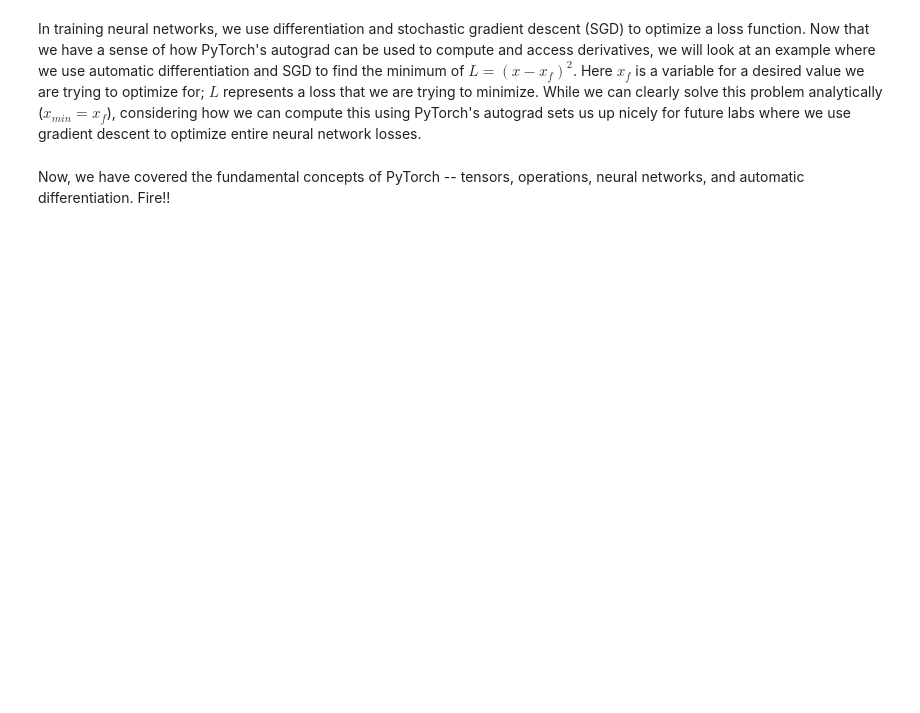
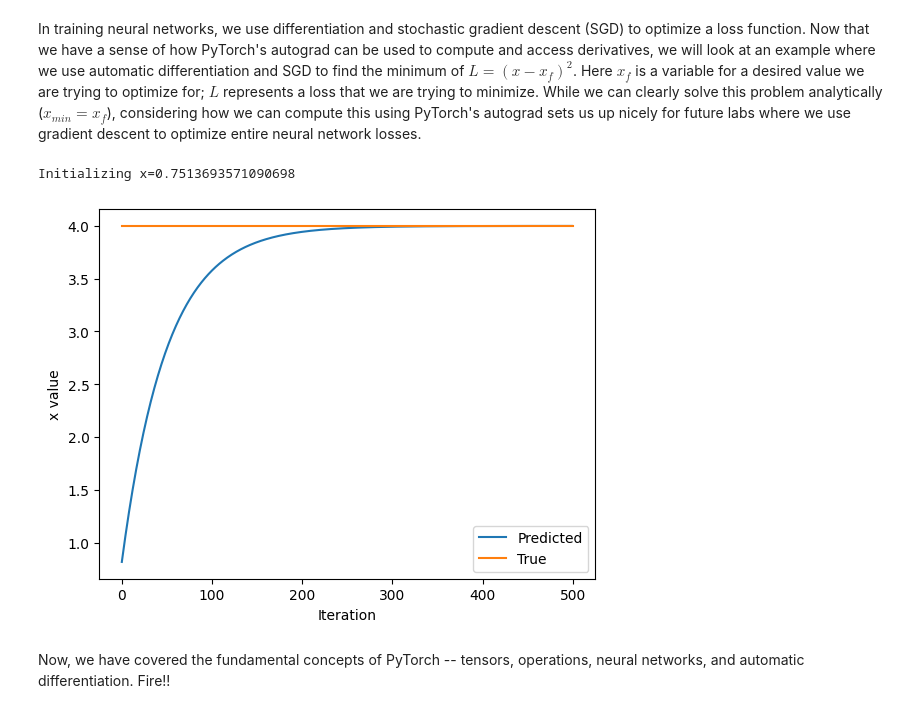
Before and after one commit to amirtaherin/introtodeeplearning2026, a Jupyter notebook: lab1/PT_Part1_Intro.ipynb, the cells around one changed output. Saved outputs shown, nothing was run; the diff lists cells and outputs as text; code cells hidden in the pictures; blank space fills up the shorter version.

```diff
--- a/lab1/PT_Part1_Intro.ipynb
+++ b/lab1/PT_Part1_Intro.ipynb
@@ -307,33 +350,36 @@ In training neural networks, we use differentiation and stochastic gradient desc
 x = torch.randn(1)
 print(f"Initializing x={x.item()}")
 
 learning_rate = 1e-2  # Learning rate
 history = []
 x_f = 4  # Target value
 
 
 # We will run gradient descent for a number of iterations. At each iteration, we compute the loss,
 #   compute the derivative of the loss with respect to x, and perform the update.
 for i in range(500):
     x = torch.tensor([x], requires_grad=True)
 
     # TODO: Compute the loss as the square of the difference between x and x_f
-    loss = # TODO
+    loss = (x - x_f)**2
 
     # Backpropagate through the loss to compute gradients
     loss.backward()
 
     # Update x with gradient descent
     x = x.item() - learning_rate * x.grad
 
     history.append(x.item())
 
 # Plot the evolution of x as we optimize toward x_f!
 plt.plot(history)
 plt.plot([0, 500], [x_f, x_f])
 plt.legend(('Predicted', 'True'))
 plt.xlabel('Iteration')
 plt.ylabel('x value')
 plt.show()
+# %% [output]
+Initializing x=0.7513693571090698
+[figure, added]
 # %% [markdown]
 Now, we have covered the fundamental concepts of PyTorch -- tensors, operations, neural networks, and automatic differentiation. Fire!!
```
Also changed, not shown: parts of 16 cells of this notebook.
